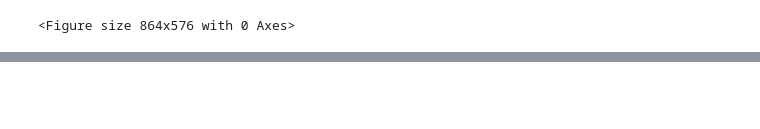
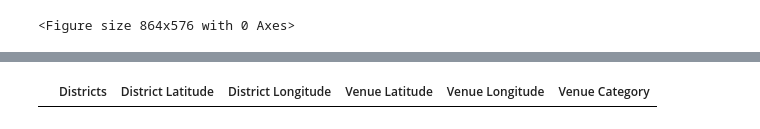
Before and after one commit to Warckor/Coursera_Capstone, a Jupyter notebook: Final_Assignment/House_Sales_Analytics_EN.ipynb, the cells around one changed output, grey strips where cells are left out. Cells and saved outputs as stored; diff of their text form; code cells hidden in the pictures; blank space fills up the shorter version.

```diff
--- a/Final_Assignment/House_Sales_Analytics_EN.ipynb
+++ b/Final_Assignment/House_Sales_Analytics_EN.ipynb
@@ -163,0 +233,4 @@ map_madrid
+# %%
+madrid_venues[madrid_venues['Venue Category'].isin(top_25.to_list())]
+# %% [output]
+|  | Districts | District Latitude | District Longitude | Venue Latitude | Venue Longitude | Venue Category |
```
Also changed, not shown: parts of 15 cells of this notebook.
